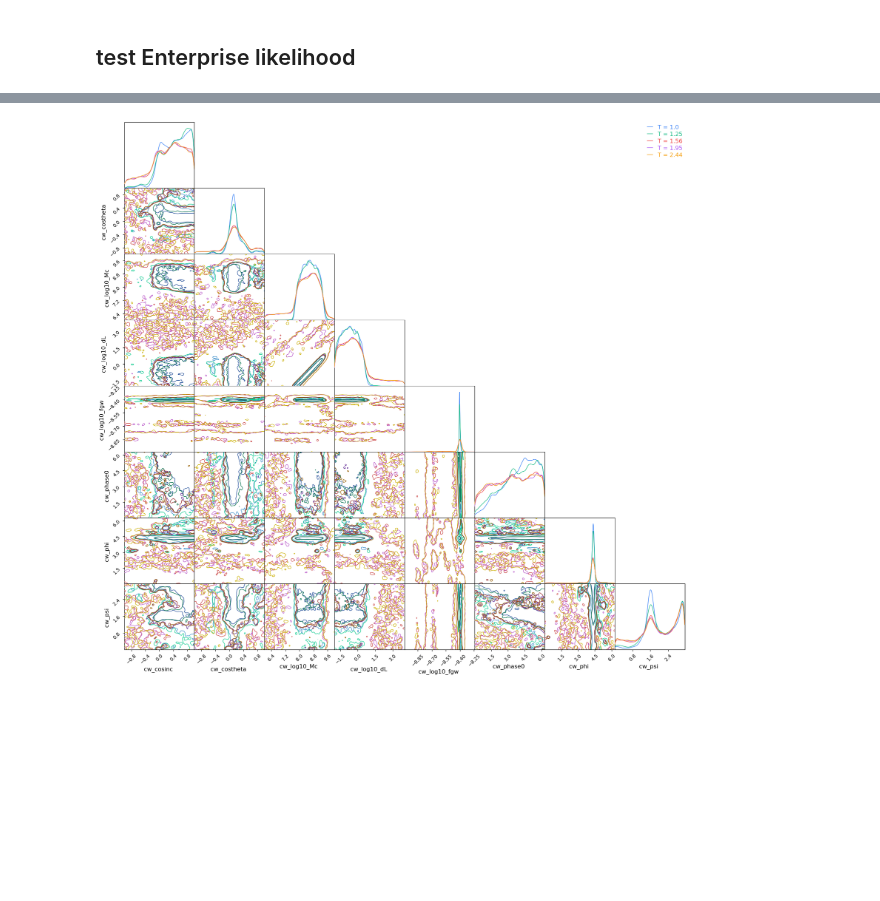
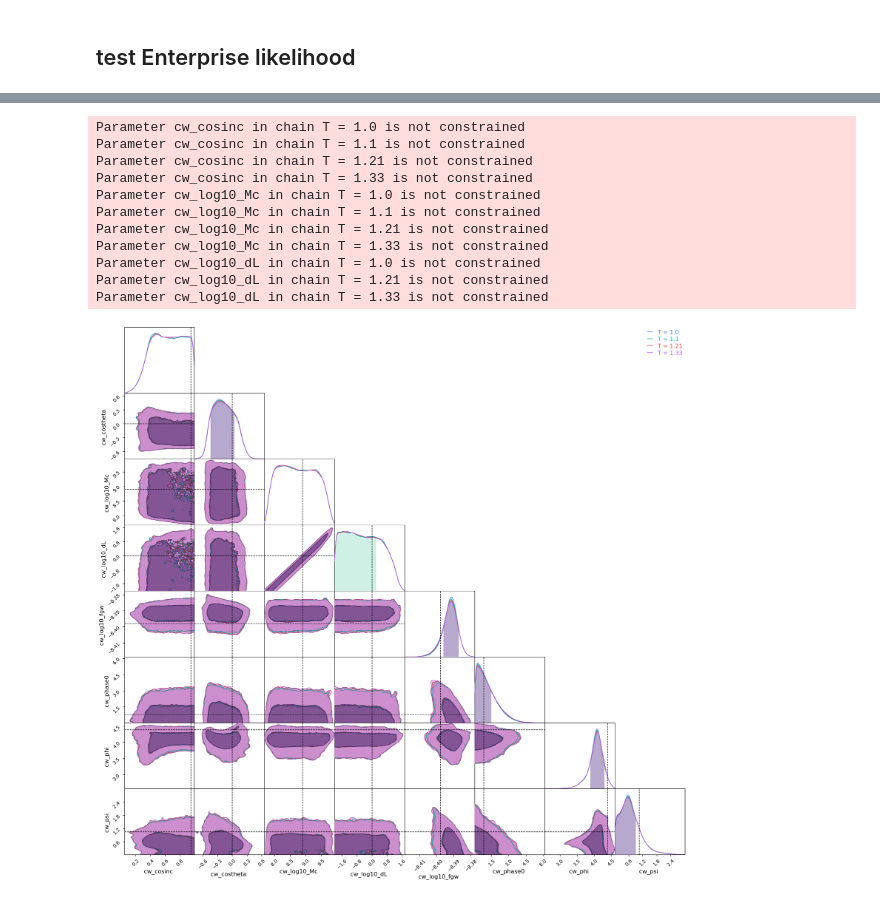
Before and after one commit to aiden-g12321/PTA_joint, a Jupyter notebook: enterprise/enterprise.ipynb, the cells around one changed output, grey strips where cells are left out. Drawn from its saved outputs; the diff is of its cells as text; code cells hidden in the pictures; blank space fills up the shorter version.

```diff
--- a/enterprise/enterprise.ipynb
+++ b/enterprise/enterprise.ipynb
@@ -219,6 +180,6 @@ plt.show()
 # %%
 # illustrate thermodynamic integration
-burnin = 10_000
+burnin = 100_000
 betas = 1. / np.array(ladder)
 plt.plot(betas, [np.mean(lnlike[burnin:], axis=0)
                  for lnlike in lnlikes], ls='--', marker='o')
@@ -230,11 +191,23 @@ plt.show()
 # %%
 param_ndxs = np.r_[-8:0]
 c = ChainConsumer()
 for df, temp in zip(dfs, ladder):
     c.add_chain(Chain(samples=df.iloc[burnin:, param_ndxs], name=f'T = {temp}'))
+c.add_truth(Truth(location=x_inj_dict))
 fig = c.plotter.plot()
 # %% [output]
+Parameter cw_cosinc in chain T = 1.0 is not constrained
+Parameter cw_cosinc in chain T = 1.1 is not constrained
+Parameter cw_cosinc in chain T = 1.21 is not constrained
+Parameter cw_cosinc in chain T = 1.33 is not constrained
+Parameter cw_log10_Mc in chain T = 1.0 is not constrained
+Parameter cw_log10_Mc in chain T = 1.1 is not constrained
+Parameter cw_log10_Mc in chain T = 1.21 is not constrained
+Parameter cw_log10_Mc in chain T = 1.33 is not constrained
+Parameter cw_log10_dL in chain T = 1.0 is not constrained
+Parameter cw_log10_dL in chain T = 1.21 is not constrained
+Parameter cw_log10_dL in chain T = 1.33 is not constrained
-[figure, old version]
+[figure, new version]
 # %%
 # save data frame for T = 1 chain
 dfs[0].iloc[burnin:].to_pickle("ent_df.pkl.gz", compression="gzip")
```
Also changed, not shown: parts of 11 cells of this notebook, 11 other files.
